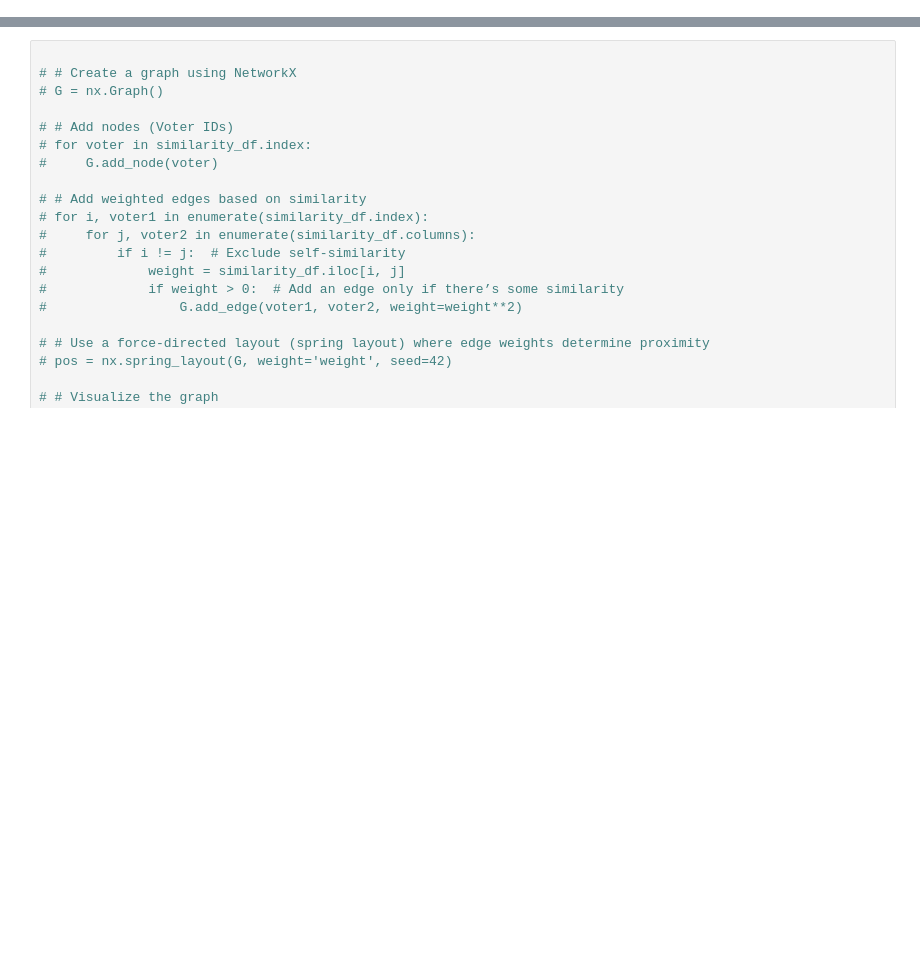
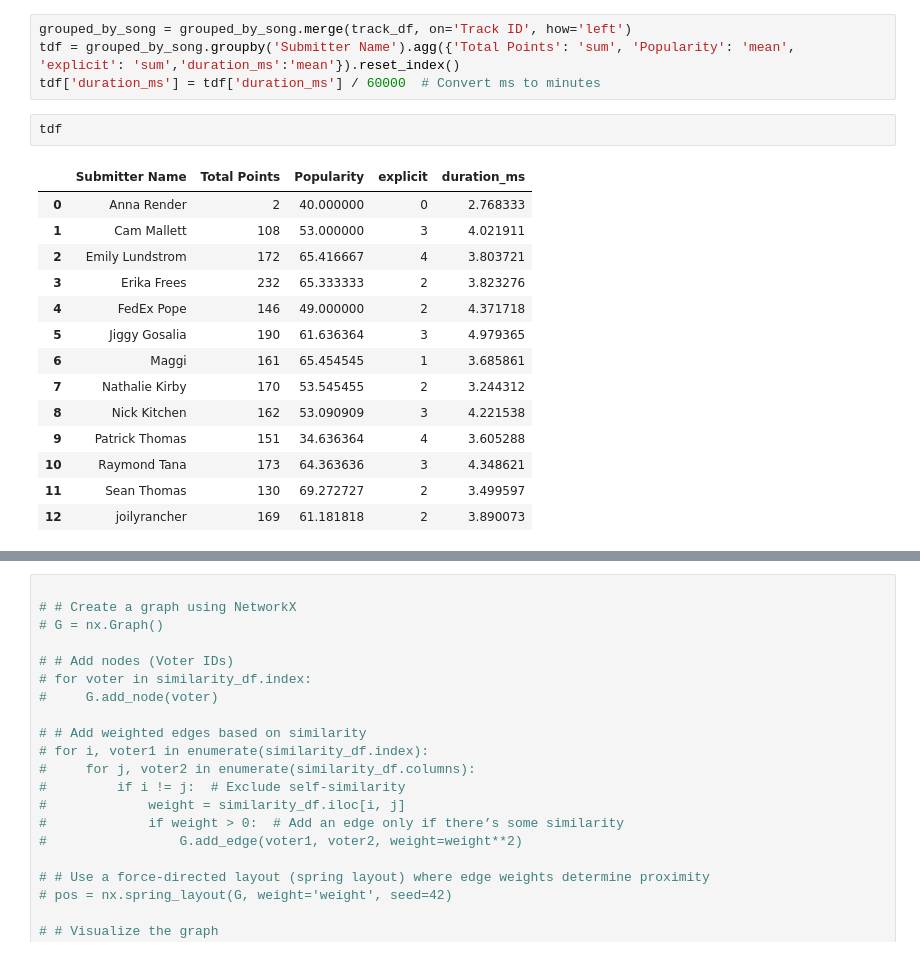
Before and after one commit to ajwinters/SpotifyPlayground, a Jupyter notebook: musicleague/networkmaps.ipynb, the cells around one changed output, grey strips where cells are left out. Drawn from its saved outputs; the diff is of its cells as text; blank space fills up the shorter version.

```diff
--- a/musicleague/networkmaps.ipynb
+++ b/musicleague/networkmaps.ipynb
@@ -97,2 +133,23 @@ grouped_by_song['TotalPointsZ'] = zscore(grouped_by_song['Total Points'])
+# %%
+grouped_by_song = grouped_by_song.merge(track_df, on='Track ID', how='left')
+tdf = grouped_by_song.groupby('Submitter Name').agg({'Total Points': 'sum', 'Popularity': 'mean', 'explicit': 'sum','duration_ms':'mean'}).reset_index()
+tdf['duration_ms'] = tdf['duration_ms'] / 60000  # Convert ms to minutes
+# %%
+tdf
+# %% [output]
+|  | Submitter Name | Total Points | Popularity | explicit | duration_ms |
+| 0 | Anna Render | 2 | 40.000000 | 0 | 2.768333 |
+| 1 | Cam Mallett | 108 | 53.000000 | 3 | 4.021911 |
+| 2 | Emily Lundstrom | 172 | 65.416667 | 4 | 3.803721 |
+| 3 | Erika Frees | 232 | 65.333333 | 2 | 3.823276 |
+| 4 | FedEx Pope | 146 | 49.000000 | 2 | 4.371718 |
+| 5 | Jiggy Gosalia | 190 | 61.636364 | 3 | 4.979365 |
+| 6 | Maggi | 161 | 65.454545 | 1 | 3.685861 |
+| 7 | Nathalie Kirby | 170 | 53.545455 | 2 | 3.244312 |
+| 8 | Nick Kitchen | 162 | 53.090909 | 3 | 4.221538 |
+| 9 | Patrick Thomas | 151 | 34.636364 | 4 | 3.605288 |
+| 10 | Raymond Tana | 173 | 64.363636 | 3 | 4.348621 |
+| 11 | Sean Thomas | 130 | 69.272727 | 2 | 3.499597 |
+| 12 | joilyrancher | 169 | 61.181818 | 2 | 3.890073 |
 # %%
 # Create a pivot table of Points Assigned by Voter ID and Song
```
Also changed, not shown: parts of 8 cells of this notebook, 22 other files.
